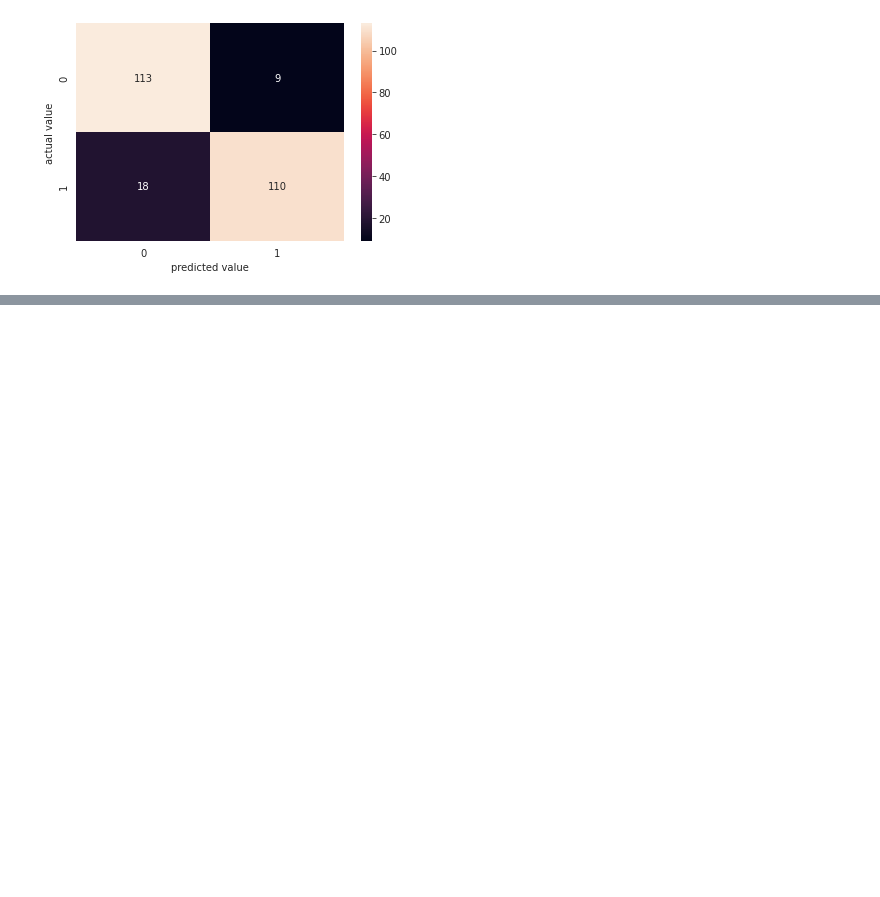
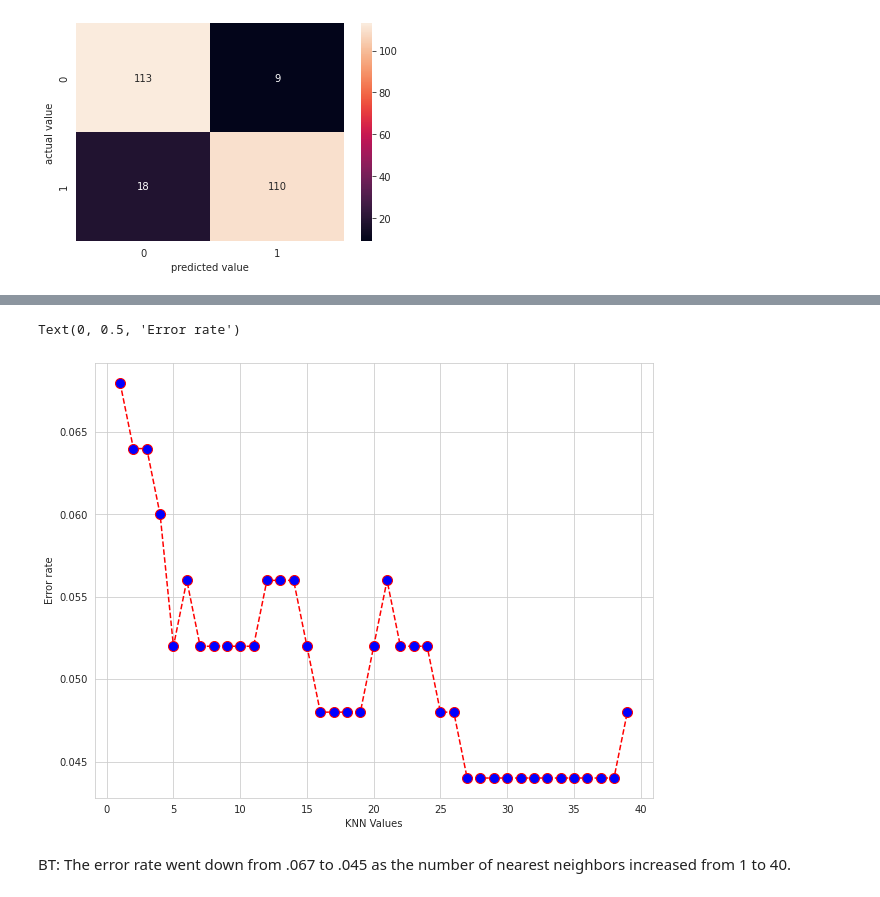
Before and after one commit to tuccib/CUNY-LAG, a Jupyter notebook: 211108_Advertising_Project_1.ipynb, the cells around one changed output, grey strips where cells are left out. Drawn from its saved outputs; the diff is of its cells as text; code cells hidden in the pictures; blank space fills up the shorter version.

```diff
--- a/211108_Advertising_Project_1.ipynb
+++ b/211108_Advertising_Project_1.ipynb
@@ -256,0 +445,17 @@ TP: 110/(110 + 18) = .86
+# %%
+error_rate = []
+for i in range(1,40):
+  knn = KNeighborsClassifier(n_neighbors=i)
+  knn.fit(x_train, y_train)
+  pred_i = knn.predict(x_test)
+  error_rate.append(np.mean(pred_i !=y_test))
+# %%
+plt.figure(figsize=(10,8))
+plt.plot(range(1,40), error_rate, color='red', linestyle='dashed', marker='o', markerfacecolor='blue', markersize=10)
+plt.xlabel('KNN Values')
+plt.ylabel('Error rate')
+# %% [output]
+Text(0, 0.5, 'Error rate')
+[figure, added]
+# %% [markdown]
+BT: The error rate went down from .067 to .045 as the number of nearest neighbors increased from 1 to 40.
```
Also changed, not shown: parts of 46 cells of this notebook.
